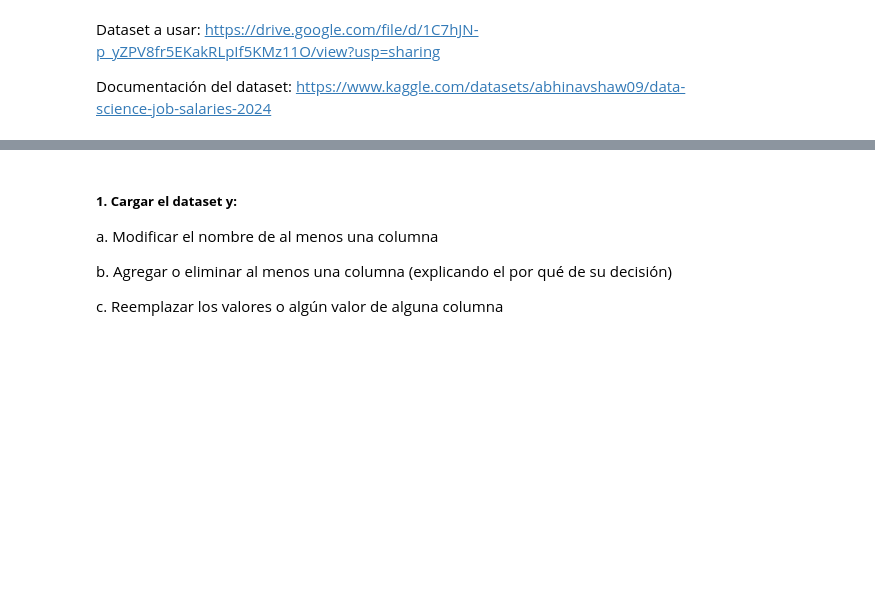
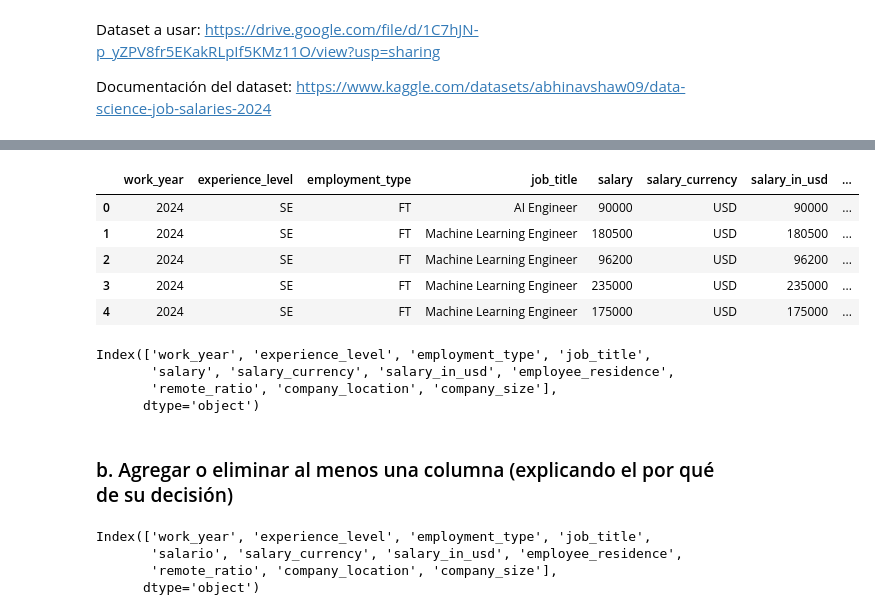
Before and after one commit to lnastri25/IA_UCEMA, a Jupyter notebook: repaso_librerias/Ejercicio_Repaso.ipynb, the cells around one changed output, grey strips where cells are left out. Cells and saved outputs as stored; diff of their text form; code cells hidden in the pictures; blank space fills up the shorter version.

```diff
--- a/repaso_librerias/Ejercicio_Repaso.ipynb
+++ b/repaso_librerias/Ejercicio_Repaso.ipynb
@@ -9,0 +13,17 @@ import seaborn as sns
+# %%
+salaries = pd.read_csv('dataframes/salaries.csv')
+salaries.head()
+# %% [output]
+|  | work_year | experience_level | employment_type | job_title | salary | salary_currency | salary_in_usd | ... |
+| 0 | 2024 | SE | FT | AI Engineer | 90000 | USD | 90000 | ... |
+| 1 | 2024 | SE | FT | Machine Learning Engineer | 180500 | USD | 180500 | ... |
+| 2 | 2024 | SE | FT | Machine Learning Engineer | 96200 | USD | 96200 | ... |
+| 3 | 2024 | SE | FT | Machine Learning Engineer | 235000 | USD | 235000 | ... |
+| 4 | 2024 | SE | FT | Machine Learning Engineer | 175000 | USD | 175000 | ... |
+# %%
+salaries.columns
+# %% [output]
+Index(['work_year', 'experience_level', 'employment_type', 'job_title',
+       'salary', 'salary_currency', 'salary_in_usd', 'employee_residence',
+       'remote_ratio', 'company_location', 'company_size'],
+      dtype='object')
@@ -10,7 +32,9 @@ import seaborn as sns
 # %% [markdown]
-##### **1. Cargar el dataset y:**
-a. Modificar el nombre de al menos una columna
-
-b. Agregar o eliminar al menos una columna (explicando el por qué de su decisión)
-
-c. Reemplazar los valores o algún valor de alguna columna
+### b. Agregar o eliminar al menos una columna (explicando el por qué de su decisión)
+# %%
+salaries.columns
+# %% [output]
+Index(['work_year', 'experience_level', 'employment_type', 'job_title',
+       'salario', 'salary_currency', 'salary_in_usd', 'employee_residence',
+       'remote_ratio', 'company_location', 'company_size'],
+      dtype='object')
```
Also changed, not shown: parts of 32 cells of this notebook, 1 other file.
